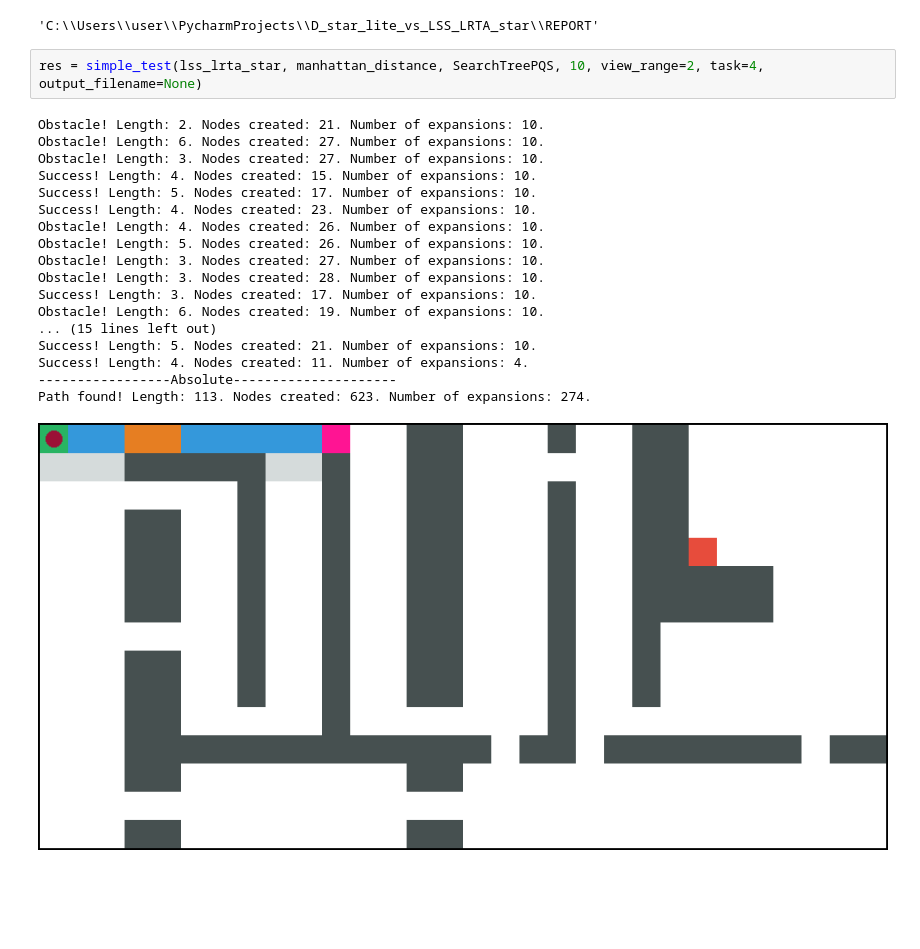
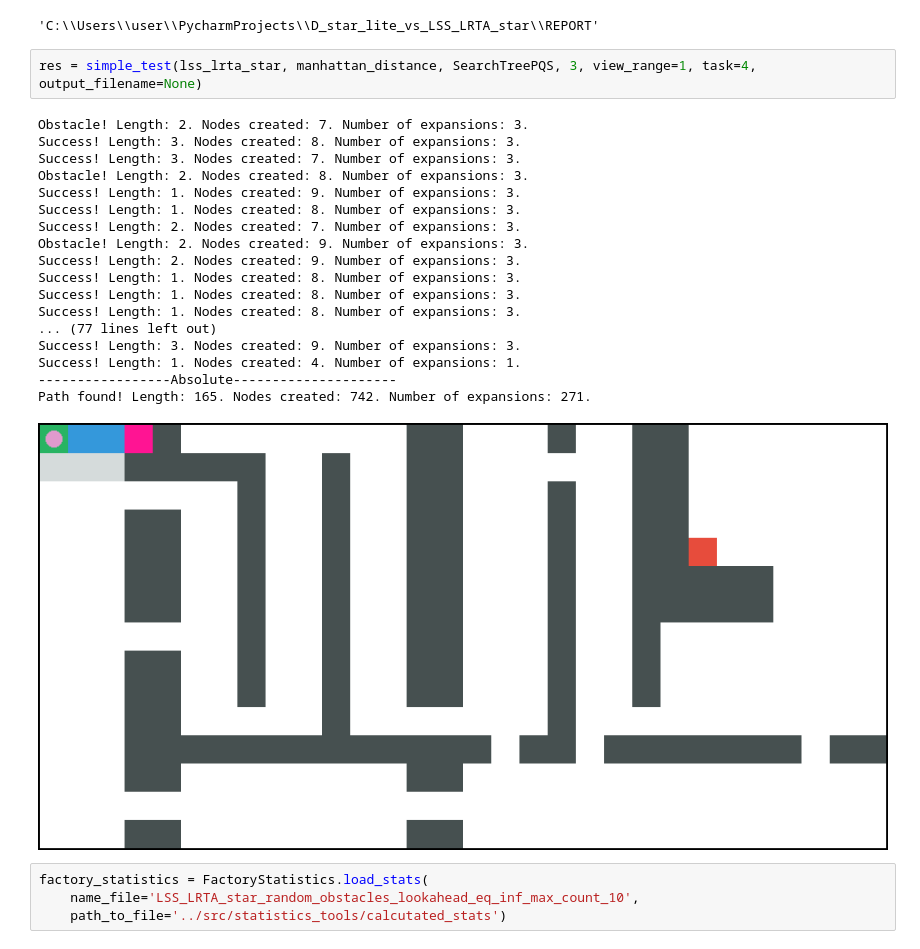
Before and after one commit to Pricolno/D_star_lite_vs_LSS_LRTA_star, a Jupyter notebook: REPORT/report.ipynb, the cells around one changed output. Drawn from its saved outputs; the diff is of its cells as text; blank space fills up the shorter version.

```diff
--- a/REPORT/report.ipynb
+++ b/REPORT/report.ipynb
@@ -14,23 +15,27 @@ os.getcwd()
 # %% [output]
 'C:\\Users\\user\\PycharmProjects\\D_star_lite_vs_LSS_LRTA_star\\REPORT'
 # %%
-res = simple_test(lss_lrta_star, manhattan_distance, SearchTreePQS, 10, view_range=2, task=4, output_filename=None)
+res = simple_test(lss_lrta_star, manhattan_distance, SearchTreePQS, 3, view_range=1, task=4, output_filename=None)
 # %% [output]
-Obstacle! Length: 2. Nodes created: 21. Number of expansions: 10.
-Obstacle! Length: 6. Nodes created: 27. Number of expansions: 10.
-Obstacle! Length: 3. Nodes created: 27. Number of expansions: 10.
-Success! Length: 4. Nodes created: 15. Number of expansions: 10.
-Success! Length: 5. Nodes created: 17. Number of expansions: 10.
-Success! Length: 4. Nodes created: 23. Number of expansions: 10.
-Obstacle! Length: 4. Nodes created: 26. Number of expansions: 10.
-Obstacle! Length: 5. Nodes created: 26. Number of expansions: 10.
-Obstacle! Length: 3. Nodes created: 27. Number of expansions: 10.
-Obstacle! Length: 3. Nodes created: 28. Number of expansions: 10.
-Success! Length: 3. Nodes created: 17. Number of expansions: 10.
-Obstacle! Length: 6. Nodes created: 19. Number of expansions: 10.
-... (15 lines left out)
-Success! Length: 5. Nodes created: 21. Number of expansions: 10.
-Success! Length: 4. Nodes created: 11. Number of expansions: 4.
+Obstacle! Length: 2. Nodes created: 7. Number of expansions: 3.
+Success! Length: 3. Nodes created: 8. Number of expansions: 3.
+Success! Length: 3. Nodes created: 7. Number of expansions: 3.
+Obstacle! Length: 2. Nodes created: 8. Number of expansions: 3.
+Success! Length: 1. Nodes created: 9. Number of expansions: 3.
+Success! Length: 1. Nodes created: 8. Number of expansions: 3.
+Success! Length: 2. Nodes created: 7. Number of expansions: 3.
+Obstacle! Length: 2. Nodes created: 9. Number of expansions: 3.
+Success! Length: 2. Nodes created: 9. Number of expansions: 3.
+Success! Length: 1. Nodes created: 8. Number of expansions: 3.
+Success! Length: 1. Nodes created: 8. Number of expansions: 3.
+Success! Length: 1. Nodes created: 8. Number of expansions: 3.
+... (77 lines left out)
+Success! Length: 3. Nodes created: 9. Number of expansions: 3.
+Success! Length: 1. Nodes created: 4. Number of expansions: 1.
 -----------------Absolute---------------------
-Path found! Length: 113. Nodes created: 623. Number of expansions: 274.
+Path found! Length: 165. Nodes created: 742. Number of expansions: 271.
-[figure, old version]
+[figure, new version]
+# %%
+factory_statistics = FactoryStatistics.load_stats(
+    name_file='LSS_LRTA_star_random_obstacles_lookahead_eq_inf_max_count_10',
+    path_to_file='../src/statistics_tools/calcutated_stats')
```
Also changed, not shown: parts of 5 cells of this notebook.
